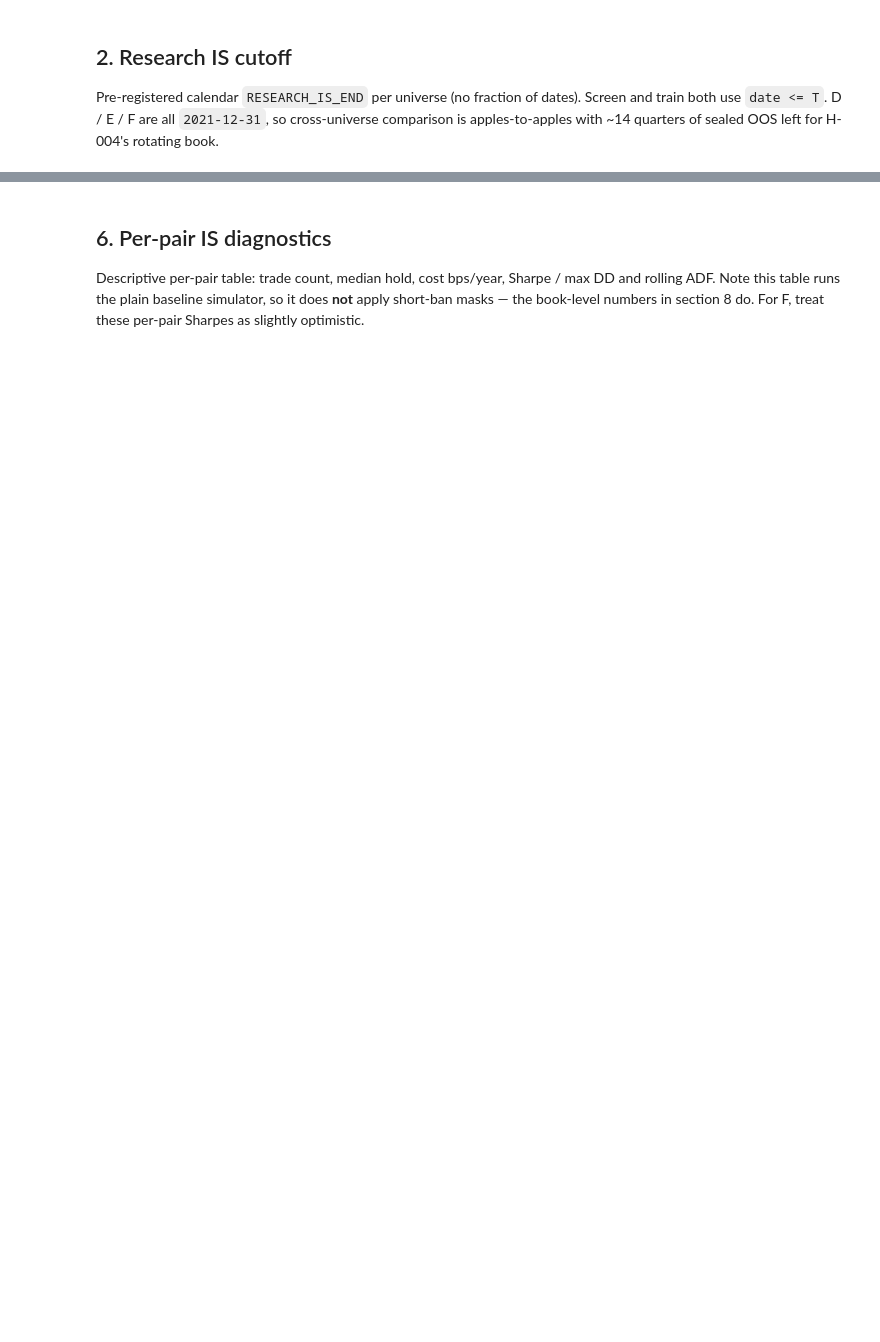
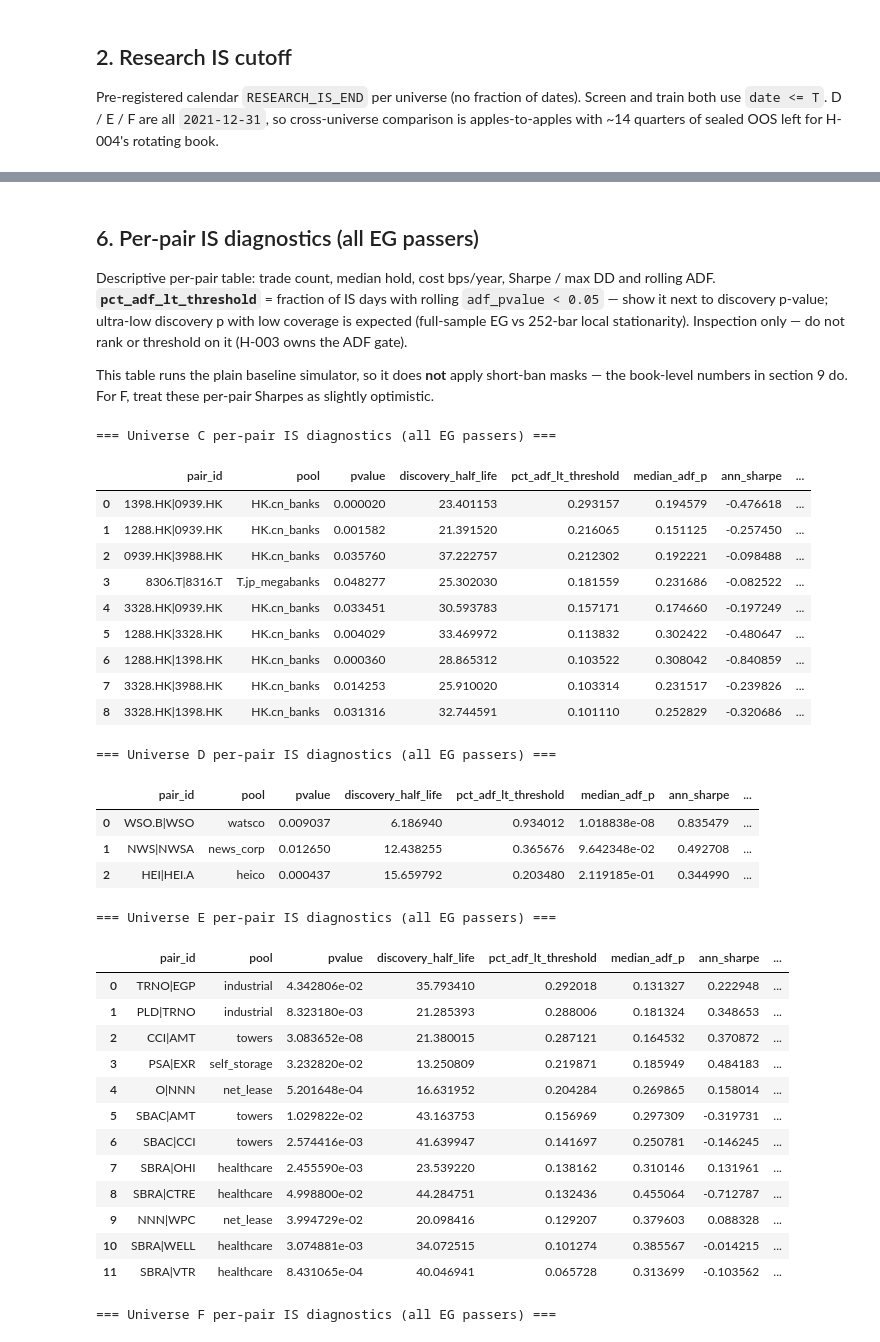
Before and after one commit to charlievellacott/trading_portfolio, a Jupyter notebook: 02_research/s2_coint/notebooks/hypothesis_tests/H-001_universes.ipynb, the cells around one changed output, grey strips where cells are left out. Cells and saved outputs as stored; diff of their text form; code cells hidden in the pictures; blank space fills up the shorter version.

```diff
--- a/02_research/s2_coint/notebooks/hypothesis_tests/H-001_universes.ipynb
+++ b/02_research/s2_coint/notebooks/hypothesis_tests/H-001_universes.ipynb
@@ -283,9 +483,9 @@ rolling window.
 is_panels: dict[str, pd.DataFrame] = {}
 
 for label in UNIVERSE_LABELS:
-    pairs = selected_pairs_by_universe[label]
+    pairs = passer_pairs_by_universe[label]
     if not pairs:
-        print(f"{label}: no selected pairs - skipping panel")
+        print(f"{label}: no EG passers - skipping panel")
         is_panels[label] = pd.DataFrame()
         continue
     clipped = clip_ohlc_to_is(ohlc_by_universe[label], is_end_by_universe[label])
@@ -305,19 +512,79 @@ for label in UNIVERSE_LABELS:
 # %% [markdown]
-## 6. Per-pair IS diagnostics
+## 6. Per-pair IS diagnostics (all EG passers)
 
 Descriptive per-pair table: trade count, median hold, cost bps/year, Sharpe / max DD and rolling
-ADF. Note this table runs the plain baseline simulator, so it does **not** apply short-ban masks —
-the book-level numbers in section 8 do. For F, treat these per-pair Sharpes as slightly optimistic.
+ADF. **`pct_adf_lt_threshold`** = fraction of IS days with rolling `adf_pvalue < 0.05` — show it next
+to discovery p-value; ultra-low discovery p with low coverage is expected (full-sample EG vs 252-bar
+local stationarity). Inspection only — do not rank or threshold on it (H-003 owns the ADF gate).
+
+This table runs the plain baseline simulator, so it does **not** apply short-ban masks — the
+book-level numbers in section 9 do. For F, treat these per-pair Sharpes as slightly optimistic.
 # %%
 pair_diag_by_universe: dict[str, pd.DataFrame] = {}
 
 for label in UNIVERSE_LABELS:
     panel = is_panels[label]
     if panel.empty:
         continue
     table = diagnose_locked_panel(
         panel, adf_pvalue_threshold=ADF_PVALUE_THRESHOLD, **SIM_KW
     )
+    # Attach discovery p / HL / pool / auto flag for side-by-side read.
+    ann = annotated_by_universe[label]
+    if not ann.empty:
+        meta = ann.set_index("pair_id")[
+            ["pool", "pvalue", "discovery_half_life", "auto_selected", "exclude_reason"]
+        ]
+        table = table.merge(meta, left_on="pair_id", right_index=True, how="left")
+    table = table.sort_values(
+        ["pct_adf_lt_threshold", "pvalue"], ascending=[False, True]
+    ).reset_index(drop=True)
     pair_diag_by_universe[label] = table
-    print(f"\n=== Universe {label} per-pair IS diagnostics ===")
-    display(table)
+    print(f"\n=== Universe {label} per-pair IS diagnostics (all EG passers) ===")
+    show_cols = [
+        "pair_id",
+        "pool",
+        "pvalue",
+        "discovery_half_life",
+        "pct_adf_lt_threshold",
+        "median_adf_p",
+        "ann_sharpe",
+        "cost_bps_year",
+        "n_round_trips",
+        "median_hold_bars",
+        "auto_selected",
+        "exclude_reason",
+    ]
+    display(table[[c for c in show_cols if c in table.columns]])
+# %% [output]
+=== Universe C per-pair IS diagnostics (all EG passers) ===
+|  | pair_id | pool | pvalue | discovery_half_life | pct_adf_lt_threshold | median_adf_p | ann_sharpe | ... |
+| 0 | 1398.HK|0939.HK | HK.cn_banks | 0.000020 | 23.401153 | 0.293157 | 0.194579 | -0.476618 | ... |
+| 1 | 1288.HK|0939.HK | HK.cn_banks | 0.001582 | 21.391520 | 0.216065 | 0.151125 | -0.257450 | ... |
+| 2 | 0939.HK|3988.HK | HK.cn_banks | 0.035760 | 37.222757 | 0.212302 | 0.192221 | -0.098488 | ... |
+| 3 | 8306.T|8316.T | T.jp_megabanks | 0.048277 | 25.302030 | 0.181559 | 0.231686 | -0.082522 | ... |
+| 4 | 3328.HK|0939.HK | HK.cn_banks | 0.033451 | 30.593783 | 0.157171 | 0.174660 | -0.197249 | ... |
+| 5 | 1288.HK|3328.HK | HK.cn_banks | 0.004029 | 33.469972 | 0.113832 | 0.302422 | -0.480647 | ... |
+| 6 | 1288.HK|1398.HK | HK.cn_banks | 0.000360 | 28.865312 | 0.103522 | 0.308042 | -0.840859 | ... |
+| 7 | 3328.HK|3988.HK | HK.cn_banks | 0.014253 | 25.910020 | 0.103314 | 0.231517 | -0.239826 | ... |
+| 8 | 3328.HK|1398.HK | HK.cn_banks | 0.031316 | 32.744591 | 0.101110 | 0.252829 | -0.320686 | ... |
+=== Universe D per-pair IS diagnostics (all EG passers) ===
+|  | pair_id | pool | pvalue | discovery_half_life | pct_adf_lt_threshold | median_adf_p | ann_sharpe | ... |
+| 0 | WSO.B|WSO | watsco | 0.009037 | 6.186940 | 0.934012 | 1.018838e-08 | 0.835479 | ... |
+| 1 | NWS|NWSA | news_corp | 0.012650 | 12.438255 | 0.365676 | 9.642348e-02 | 0.492708 | ... |
+| 2 | HEI|HEI.A | heico | 0.000437 | 15.659792 | 0.203480 | 2.119185e-01 | 0.344990 | ... |
+=== Universe E per-pair IS diagnostics (all EG passers) ===
+|  | pair_id | pool | pvalue | discovery_half_life | pct_adf_lt_threshold | median_adf_p | ann_sharpe | ... |
+| 0 | TRNO|EGP | industrial | 4.342806e-02 | 35.793410 | 0.292018 | 0.131327 | 0.222948 | ... |
+| 1 | PLD|TRNO | industrial | 8.323180e-03 | 21.285393 | 0.288006 | 0.181324 | 0.348653 | ... |
+| 2 | CCI|AMT | towers | 3.083652e-08 | 21.380015 | 0.287121 | 0.164532 | 0.370872 | ... |
+| 3 | PSA|EXR | self_storage | 3.232820e-02 | 13.250809 | 0.219871 | 0.185949 | 0.484183 | ... |
+| 4 | O|NNN | net_lease | 5.201648e-04 | 16.631952 | 0.204284 | 0.269865 | 0.158014 | ... |
+| 5 | SBAC|AMT | towers | 1.029822e-02 | 43.163753 | 0.156969 | 0.297309 | -0.319731 | ... |
+| 6 | SBAC|CCI | towers | 2.574416e-03 | 41.639947 | 0.141697 | 0.250781 | -0.146245 | ... |
+| 7 | SBRA|OHI | healthcare | 2.455590e-03 | 23.539220 | 0.138162 | 0.310146 | 0.131961 | ... |
+| 8 | SBRA|CTRE | healthcare | 4.998800e-02 | 44.284751 | 0.132436 | 0.455064 | -0.712787 | ... |
+| 9 | NNN|WPC | net_lease | 3.994729e-02 | 20.098416 | 0.129207 | 0.379603 | 0.088328 | ... |
+| 10 | SBRA|WELL | healthcare | 3.074881e-03 | 34.072515 | 0.101274 | 0.385567 | -0.014215 | ... |
+| 11 | SBRA|VTR | healthcare | 8.431065e-04 | 40.046941 | 0.065728 | 0.313699 | -0.103562 | ... |
+=== Universe F per-pair IS diagnostics (all EG passers) ===
```
Also changed, not shown: parts of 21 cells of this notebook, 25 other files.
